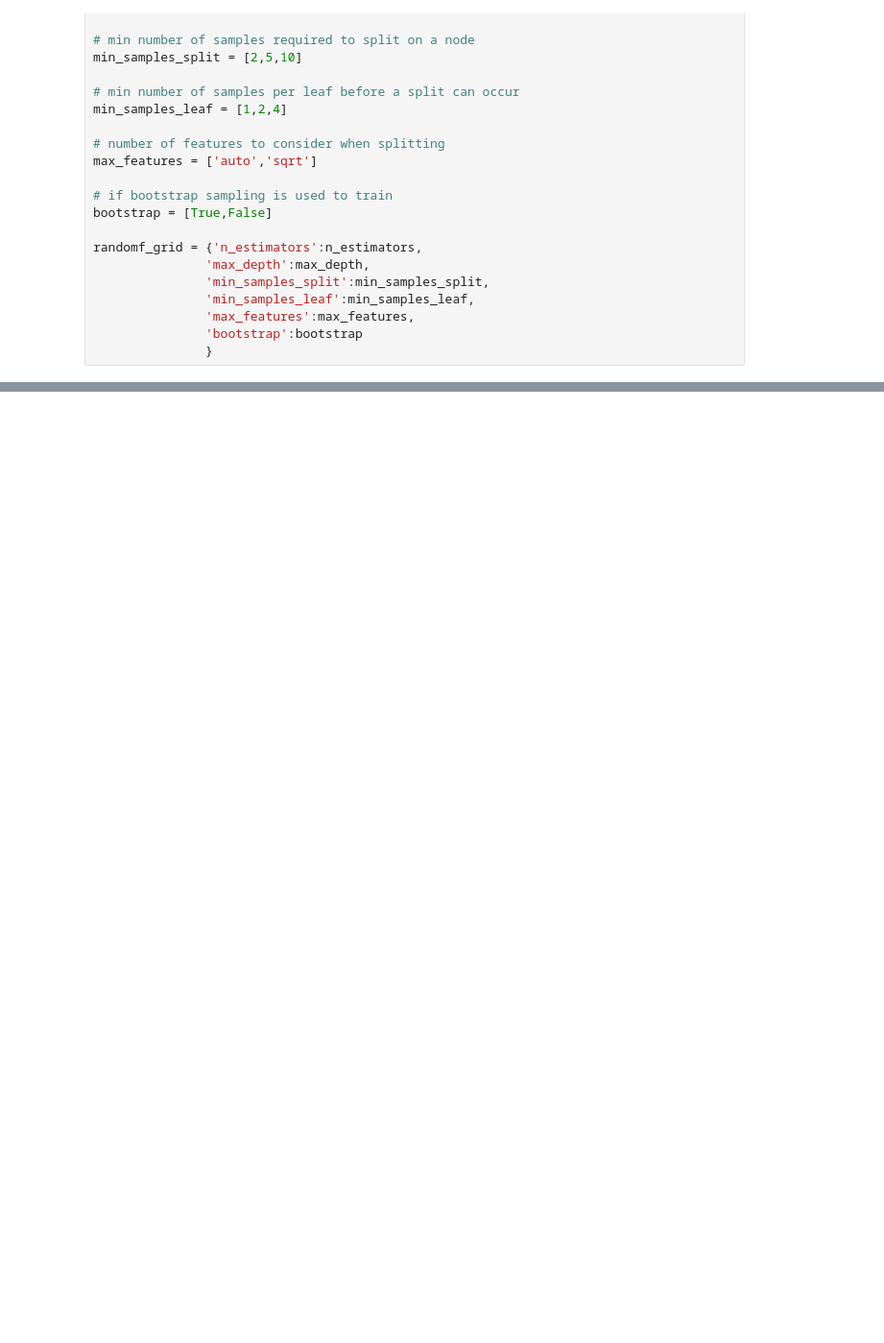
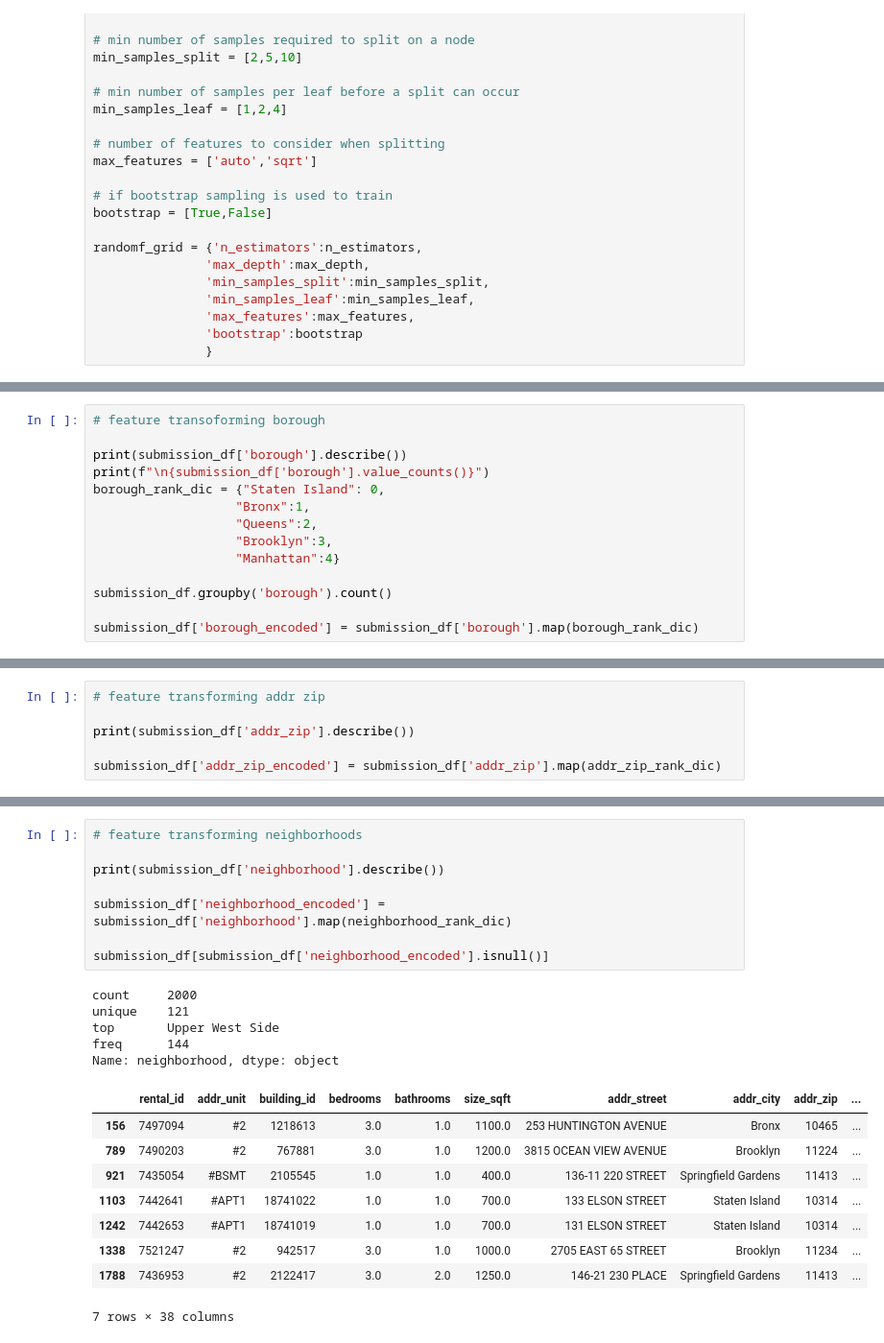
Before and after one commit to Ilroy/DS_Final_Project, a Jupyter notebook: Training_Testing_Master.ipynb, the cells around one changed output, grey strips where cells are left out. Shown at 96% size. Saved outputs shown, nothing was run; the diff lists cells and outputs as text; blank space fills up the shorter version.

```diff
--- a/Training_Testing_Master.ipynb
+++ b/Training_Testing_Master.ipynb
@@ -909,0 +1009,14 @@ rf_trans.score(X_test,target_test)
+# %%
+# feature transoforming borough
+
+print(submission_df['borough'].describe())
+print(f"\n{submission_df['borough'].value_counts()}")
+borough_rank_dic = {"Staten Island": 0,
+                   "Bronx":1,
+                   "Queens":2,
+                   "Brooklyn":3,
+                   "Manhattan":4}
+
+submission_df.groupby('borough').count()
+
+submission_df['borough_encoded'] = submission_df['borough'].map(borough_rank_dic)
@@ -909,0 +1036,6 @@ rf_trans.score(X_test,target_test)
+# %%
+# feature transforming addr zip
+
+print(submission_df['addr_zip'].describe())
+
+submission_df['addr_zip_encoded'] = submission_df['addr_zip'].map(addr_zip_rank_dic)
@@ -909,0 +1066,23 @@ rf_trans.score(X_test,target_test)
+# %%
+# feature transforming neighborhoods
+
+print(submission_df['neighborhood'].describe())
+
+submission_df['neighborhood_encoded'] = submission_df['neighborhood'].map(neighborhood_rank_dic)
+
+submission_df[submission_df['neighborhood_encoded'].isnull()]
+# %% [output]
+count     2000
+unique    121
+top       Upper West Side
+freq      144
+Name: neighborhood, dtype: object
+|  | rental_id | addr_unit | building_id | bedrooms | bathrooms | size_sqft | addr_street | addr_city | addr_zip | ... |
+| 156 | 7497094 | #2 | 1218613 | 3.0 | 1.0 | 1100.0 | 253 HUNTINGTON AVENUE | Bronx | 10465 | ... |
+| 789 | 7490203 | #2 | 767881 | 3.0 | 1.0 | 1200.0 | 3815 OCEAN VIEW AVENUE | Brooklyn | 11224 | ... |
+| 921 | 7435054 | #BSMT | 2105545 | 1.0 | 1.0 | 400.0 | 136-11 220 STREET | Springfield Gardens | 11413 | ... |
+| 1103 | 7442641 | #APT1 | 18741022 | 1.0 | 1.0 | 700.0 | 133 ELSON STREET | Staten Island | 10314 | ... |
+| 1242 | 7442653 | #APT1 | 18741019 | 1.0 | 1.0 | 700.0 | 131 ELSON STREET | Staten Island | 10314 | ... |
+| 1338 | 7521247 | #2 | 942517 | 3.0 | 1.0 | 1000.0 | 2705 EAST 65 STREET | Brooklyn | 11234 | ... |
+| 1788 | 7436953 | #2 | 2122417 | 3.0 | 2.0 | 1250.0 | 146-21 230 PLACE | Springfield Gardens | 11413 | ... |
+7 rows × 38 columns
```
Also changed, not shown: parts of 29 cells of this notebook.
